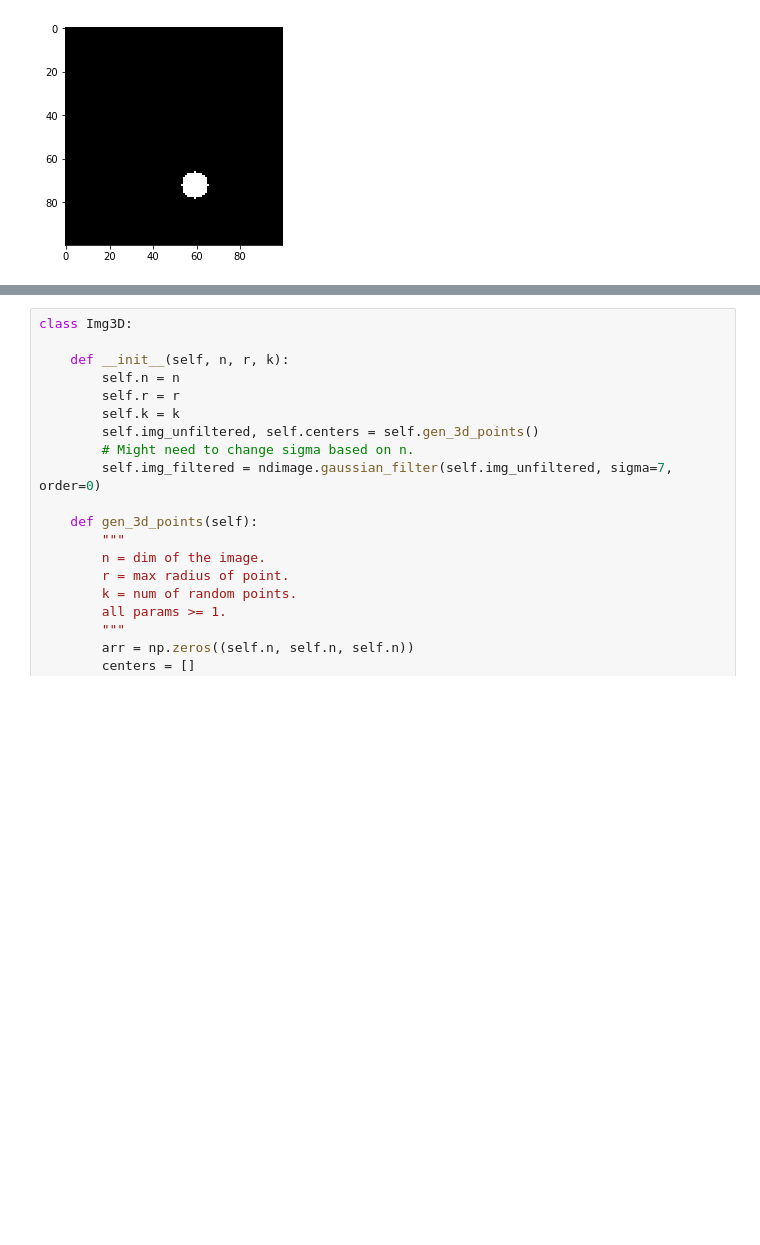
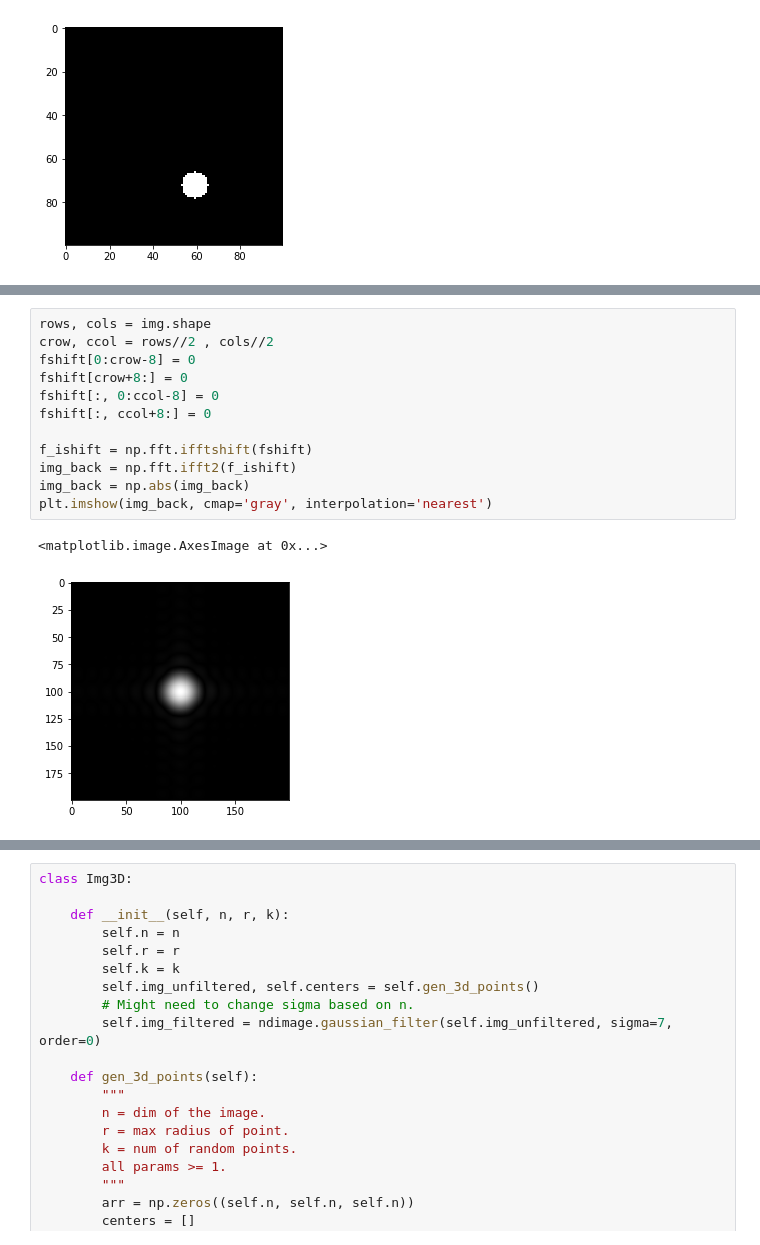
Before and after one commit to ellinzhao/diffuser-dataset, a Jupyter notebook: new_data.ipynb, the cells around one changed output, grey strips where cells are left out. Saved outputs shown, nothing was run; the diff lists cells and outputs as text; blank space fills up the shorter version.

```diff
--- a/new_data.ipynb
+++ b/new_data.ipynb
@@ -87,0 +116,15 @@ plt.imshow(np.real(fftpack.fftshift(fft_d)), cmap='gray', interpolation='nearest
+# %%
+rows, cols = img.shape
+crow, ccol = rows//2 , cols//2
+fshift[0:crow-8] = 0
+fshift[crow+8:] = 0
+fshift[:, 0:ccol-8] = 0
+fshift[:, ccol+8:] = 0
+
+f_ishift = np.fft.ifftshift(fshift)
+img_back = np.fft.ifft2(f_ishift)
+img_back = np.abs(img_back)
+plt.imshow(img_back, cmap='gray', interpolation='nearest')
+# %% [output]
+<matplotlib.image.AxesImage at 0x...>
+[figure, added]
```
Also changed, not shown: parts of 6 cells of this notebook, 1 other file.
